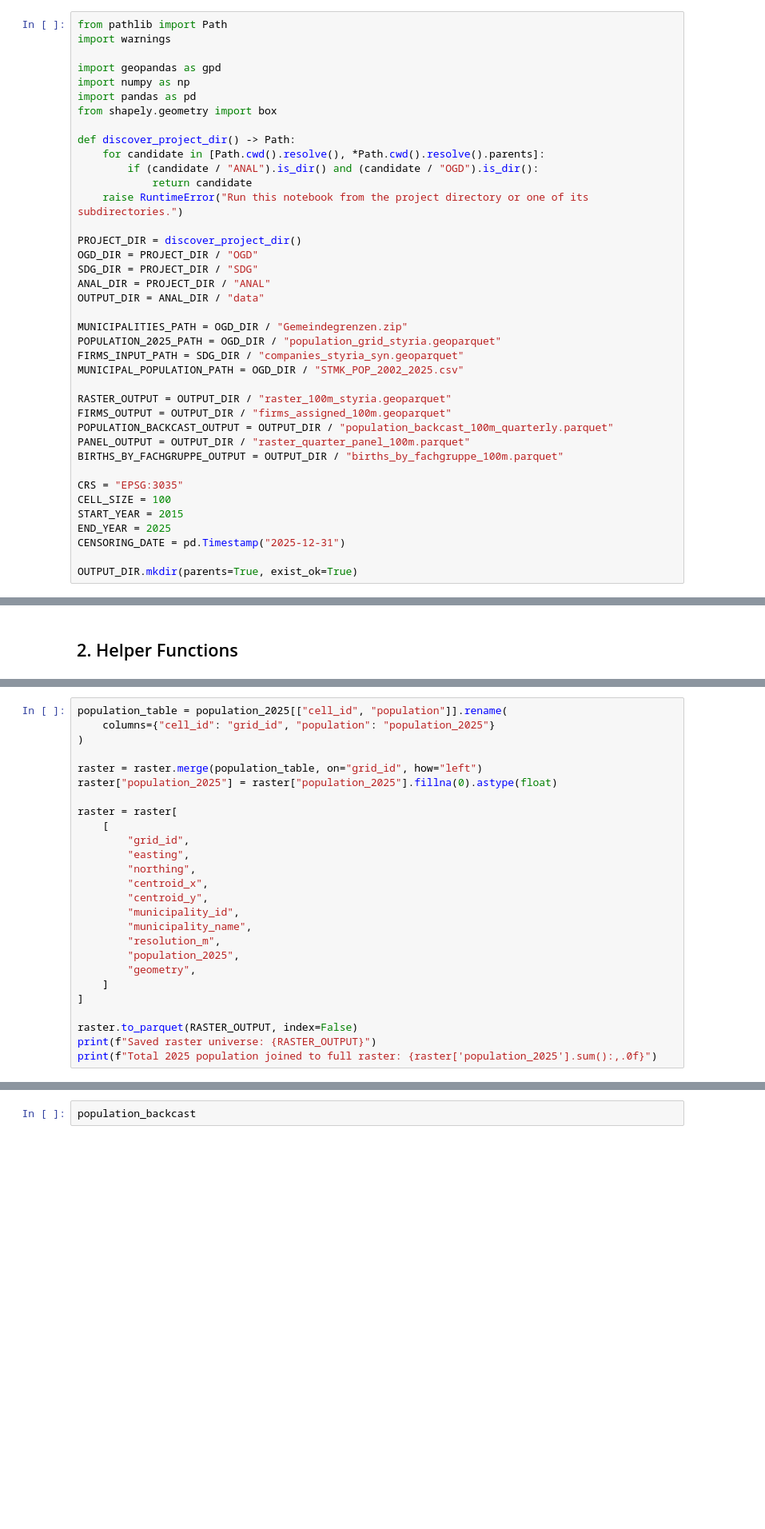
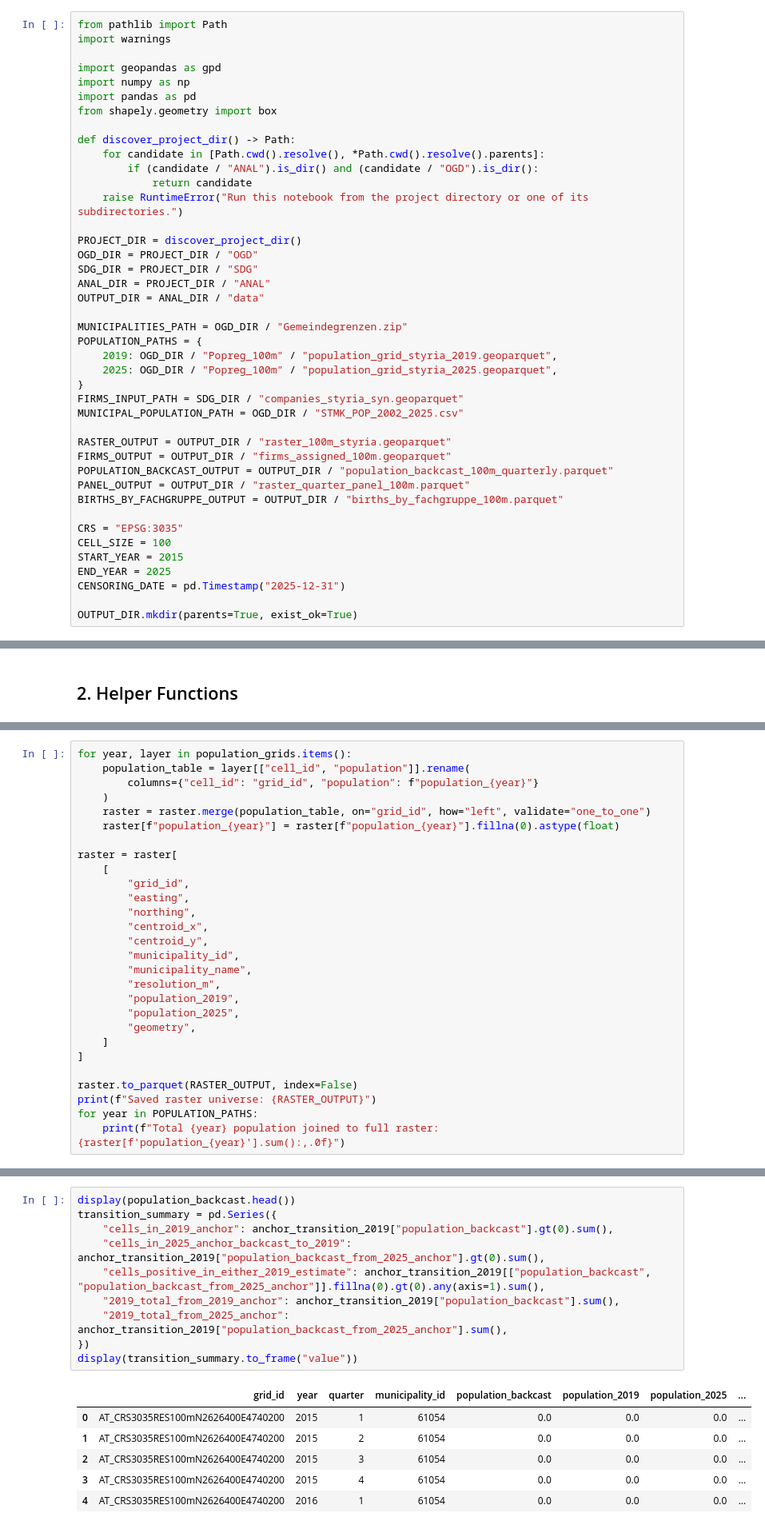
Before and after one commit to TheLeoMag/CO2_Masterarbeit, a Jupyter notebook: ANAL/01_build_data_foundation.ipynb, the cells around one changed output, grey strips where cells are left out. Shown at 80% size. Saved outputs shown, nothing was run; the diff lists cells and outputs as text; blank space fills up the shorter version.

```diff
--- a/ANAL/01_build_data_foundation.ipynb
+++ b/ANAL/01_build_data_foundation.ipynb
@@ -64,7 +54,10 @@ ANAL_DIR = PROJECT_DIR / "ANAL"
 OUTPUT_DIR = ANAL_DIR / "data"
 
 MUNICIPALITIES_PATH = OGD_DIR / "Gemeindegrenzen.zip"
-POPULATION_2025_PATH = OGD_DIR / "population_grid_styria.geoparquet"
+POPULATION_PATHS = {
+    2019: OGD_DIR / "Popreg_100m" / "population_grid_styria_2019.geoparquet",
+    2025: OGD_DIR / "Popreg_100m" / "population_grid_styria_2025.geoparquet",
+}
 FIRMS_INPUT_PATH = SDG_DIR / "companies_styria_syn.geoparquet"
 MUNICIPAL_POPULATION_PATH = OGD_DIR / "STMK_POP_2002_2025.csv"
 
@@ -246,10 +298,10 @@ The clipped POPREG grid contains only populated 100 m cells. Missing population
 # %%
-population_table = population_2025[["cell_id", "population"]].rename(
-    columns={"cell_id": "grid_id", "population": "population_2025"}
-)
-
-raster = raster.merge(population_table, on="grid_id", how="left")
-raster["population_2025"] = raster["population_2025"].fillna(0).astype(float)
+for year, layer in population_grids.items():
+    population_table = layer[["cell_id", "population"]].rename(
+        columns={"cell_id": "grid_id", "population": f"population_{year}"}
+    )
+    raster = raster.merge(population_table, on="grid_id", how="left", validate="one_to_one")
+    raster[f"population_{year}"] = raster[f"population_{year}"].fillna(0).astype(float)
 
 raster = raster[
     [
@@ -261,6 +313,7 @@ raster = raster[
         "municipality_id",
         "municipality_name",
         "resolution_m",
+        "population_2019",
         "population_2025",
         "geometry",
     ]
@@ -268,4 +321,5 @@ raster = raster[
 
 raster.to_parquet(RASTER_OUTPUT, index=False)
 print(f"Saved raster universe: {RASTER_OUTPUT}")
-print(f"Total 2025 population joined to full raster: {raster['population_2025'].sum():,.0f}")
+for year in POPULATION_PATHS:
+    print(f"Total {year} population joined to full raster: {raster[f'population_{year}'].sum():,.0f}")
@@ -385,2 +482,17 @@ else:
 # %%
-population_backcast
+display(population_backcast.head())
+transition_summary = pd.Series({
+    "cells_in_2019_anchor": anchor_transition_2019["population_backcast"].gt(0).sum(),
+    "cells_in_2025_anchor_backcast_to_2019": anchor_transition_2019["population_backcast_from_2025_anchor"].gt(0).sum(),
+    "cells_positive_in_either_2019_estimate": anchor_transition_2019[["population_backcast", "population_backcast_from_2025_anchor"]].fillna(0).gt(0).any(axis=1).sum(),
+    "2019_total_from_2019_anchor": anchor_transition_2019["population_backcast"].sum(),
+    "2019_total_from_2025_anchor": anchor_transition_2019["population_backcast_from_2025_anchor"].sum(),
+})
+display(transition_summary.to_frame("value"))
+# %% [output]
+|  | grid_id | year | quarter | municipality_id | population_backcast | population_2019 | population_2025 | ... |
+| 0 | AT_CRS3035RES100mN2626400E4740200 | 2015 | 1 | 61054 | 0.0 | 0.0 | 0.0 | ... |
+| 1 | AT_CRS3035RES100mN2626400E4740200 | 2015 | 2 | 61054 | 0.0 | 0.0 | 0.0 | ... |
+| 2 | AT_CRS3035RES100mN2626400E4740200 | 2015 | 3 | 61054 | 0.0 | 0.0 | 0.0 | ... |
+| 3 | AT_CRS3035RES100mN2626400E4740200 | 2015 | 4 | 61054 | 0.0 | 0.0 | 0.0 | ... |
+| 4 | AT_CRS3035RES100mN2626400E4740200 | 2016 | 1 | 61054 | 0.0 | 0.0 | 0.0 | ... |
```
Also changed, not shown: parts of 17 cells of this notebook, 59 other files.
